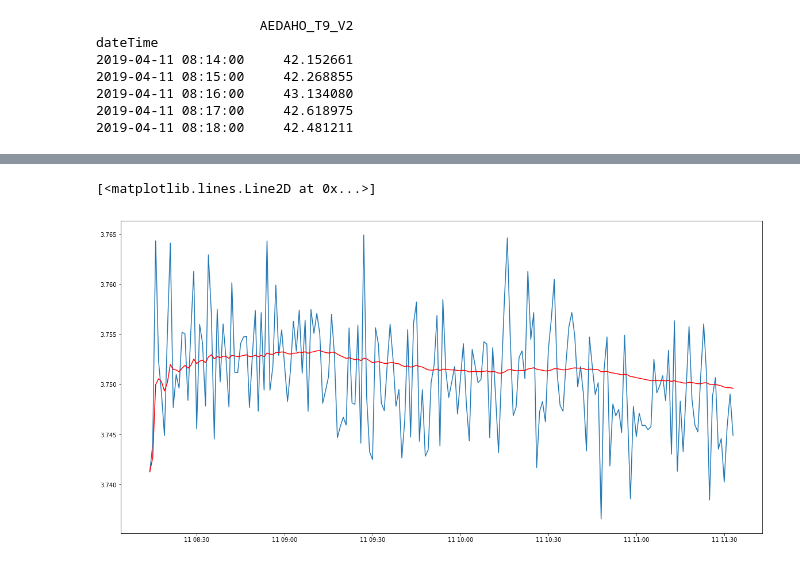
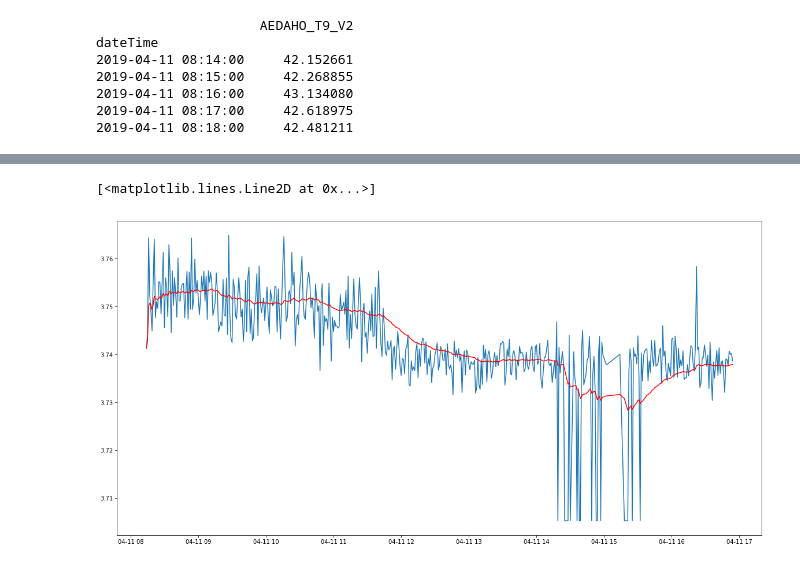
Before and after one commit to atifkarim/Time-Series-Forecasting-Using-Machine-Learning-Algorithm, a Jupyter notebook: dataset_analysis_with_ARIMA.ipynb, the cells around one changed output, grey strips where cells are left out. Drawn from its saved outputs; the diff is of its cells as text; code cells hidden in the pictures.

```diff
--- a/dataset_analysis_with_ARIMA.ipynb
+++ b/dataset_analysis_with_ARIMA.ipynb
@@ -18,7 +18,8 @@ from sklearn.metrics import mean_squared_error
 from matplotlib.pylab import rcParams
 rcParams['figure.figsize'] = 20, 10
 # %%
-test= pd.read_csv('/media/atif/BE0E05910E0543BD/University of Bremen MSc/masters_thesis/IAT_sebastian/dataset_26_april_3.csv')
+test=pd.read_csv('E:/University of Bremen MSc/masters_thesis/IAT_sebastian/dataset_26_april_3.csv')
+# test= pd.read_csv('/media/atif/BE0E05910E0543BD/University of Bremen MSc/masters_thesis/IAT_sebastian/dataset_26_april_3.csv')
 # %%
 import datetime
 longTime=test.loc[0:,['longTime']]
@@ -53,7 +54,7 @@ test_new.shape #ROWS, COLUMNS
 test_new = test_new.set_index('dateTime') # make dataTime column as index of the dataframe test_new
 # %%
 univariate_column_label=['AEDAHO_T9_V2']
-univariate_data_set=test_new.iloc[500:700][univariate_column_label] #just for checking whether it is working or not
+univariate_data_set=test_new.iloc[200:700][univariate_column_label] #just for checking whether it is working or not
 print(univariate_data_set.head())
 # %% [output]
                      AEDAHO_T9_V2
@@ -249,9 +215,10 @@ dtype: float64
 # %%
-exponentialDecayWeightedAverage=univariate_data_mean_logscale.ewm(halflife=n,min_periods=0,adjust=True).mean()
+# exponentialDecayWeightedAverage=univariate_data_mean_logscale.ewm(halflife=n,min_periods=0,adjust=True).mean()
+exponentialDecayWeightedAverage = univariate_data_mean_logscale.ewm(span=60).mean()
 plt.plot(univariate_data_mean_logscale)
 plt.plot(exponentialDecayWeightedAverage,color='red')
 # %% [output]
 [<matplotlib.lines.Line2D at 0x...>]
-[figure, old version]
+[figure, new version]
 # %%
 datasetLogScaleMinusMovingExponentialDecayAverage=univariate_data_mean_logscale - exponentialDecayWeightedAverage
```
Also changed, not shown: parts of 31 cells of this notebook.
